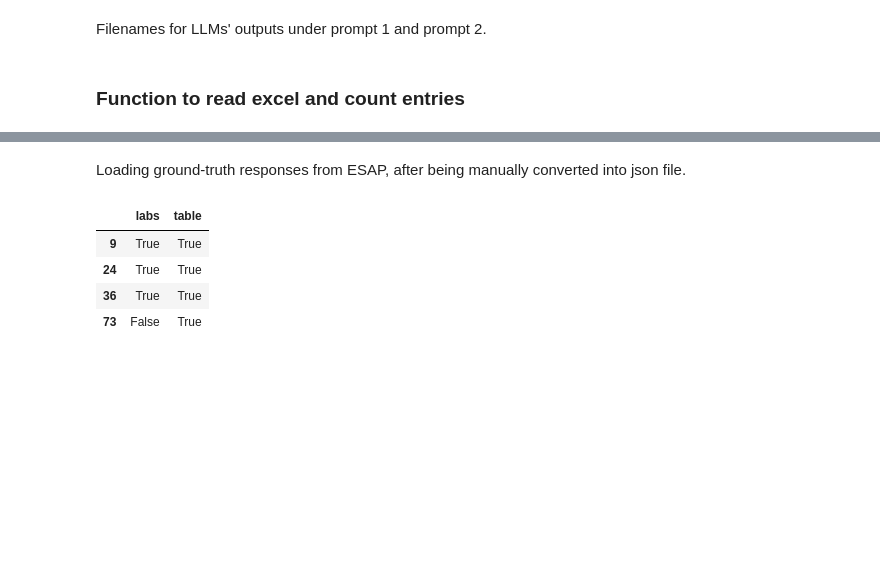
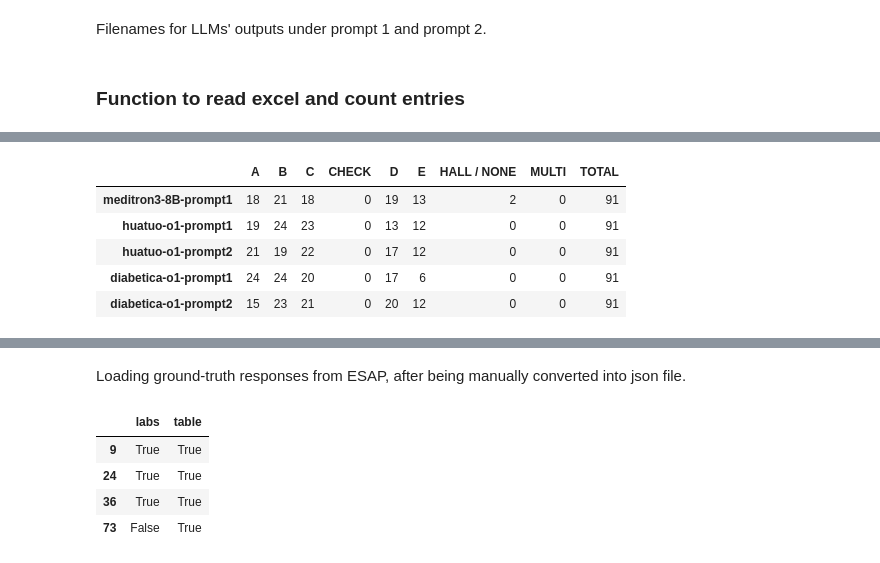
Before and after one commit to vanessadamario/SmallMedLLMs-PedEndo, a Jupyter notebook: notebooks/Evaluate Performance-check-2025-12-26.ipynb, the cells around one changed output, grey strips where cells are left out. Saved outputs shown, nothing was run; the diff lists cells and outputs as text; code cells hidden in the pictures; blank space fills up the shorter version.

```diff
--- a/notebooks/Evaluate Performance-check-2025-12-26.ipynb
+++ b/notebooks/Evaluate Performance-check-2025-12-26.ipynb
@@ -186,0 +204,9 @@ df_counter_prompt_A_B, df_all = counter_extensive_dfs(path_to_results, model_pat
+# %%
+df_counter_prompt_A_B.head()
+# %% [output]
+|  | A | B | C | CHECK | D | E | HALL / NONE | MULTI | TOTAL |
+| meditron3-8B-prompt1 | 18 | 21 | 18 | 0 | 19 | 13 | 2 | 0 | 91 |
+| huatuo-o1-prompt1 | 19 | 24 | 23 | 0 | 13 | 12 | 0 | 0 | 91 |
+| huatuo-o1-prompt2 | 21 | 19 | 22 | 0 | 17 | 12 | 0 | 0 | 91 |
+| diabetica-o1-prompt1 | 24 | 24 | 20 | 0 | 17 | 6 | 0 | 0 | 91 |
+| diabetica-o1-prompt2 | 15 | 23 | 21 | 0 | 20 | 12 | 0 | 0 | 91 |
```
Also changed, not shown: parts of 18 cells of this notebook, 1 other file.
